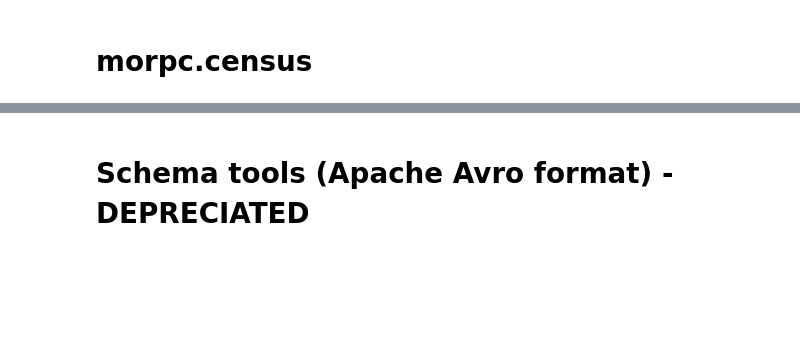
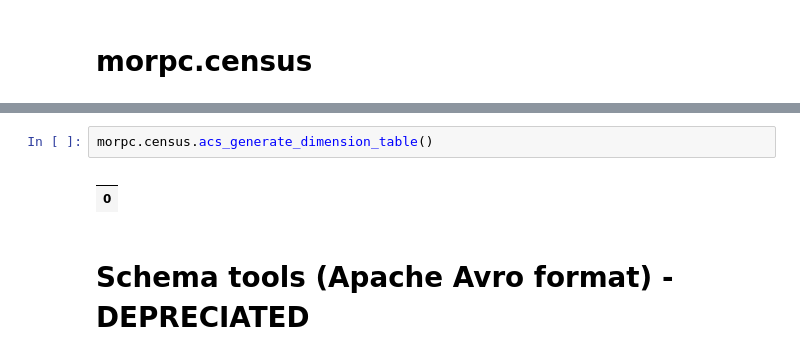
Before and after one commit to morpc/morpc-py, a Jupyter notebook: demo/morpc-py-demos.ipynb, the cells around one changed output, grey strips where cells are left out. Saved outputs shown, nothing was run; the diff lists cells and outputs as text; blank space fills up the shorter version.

```diff
--- a/demo/morpc-py-demos.ipynb
+++ b/demo/morpc-py-demos.ipynb
@@ -820,3 +849,8 @@ subdivPopControlled[["NAME","POP","CONTROLLED_VALUE","RESIDUAL","RESIDUAL_PCT"]]
+# %%
+morpc.census.acs_generate_dimension_table()
+# %% [output]
+|  |
+| 0 |
 # %% [markdown]
 # Schema tools (Apache Avro format) - DEPRECIATED
 # %% [markdown]
```
Also changed, not shown: parts of 7 cells of this notebook, 2 other files.
